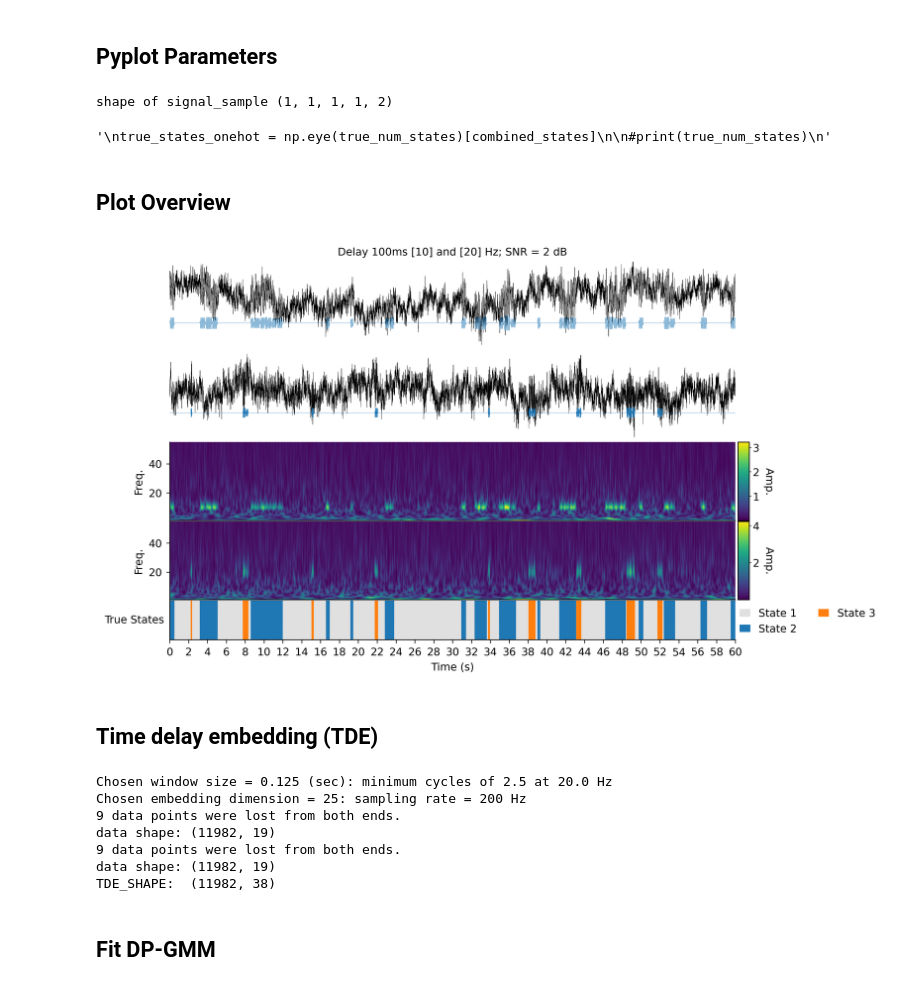
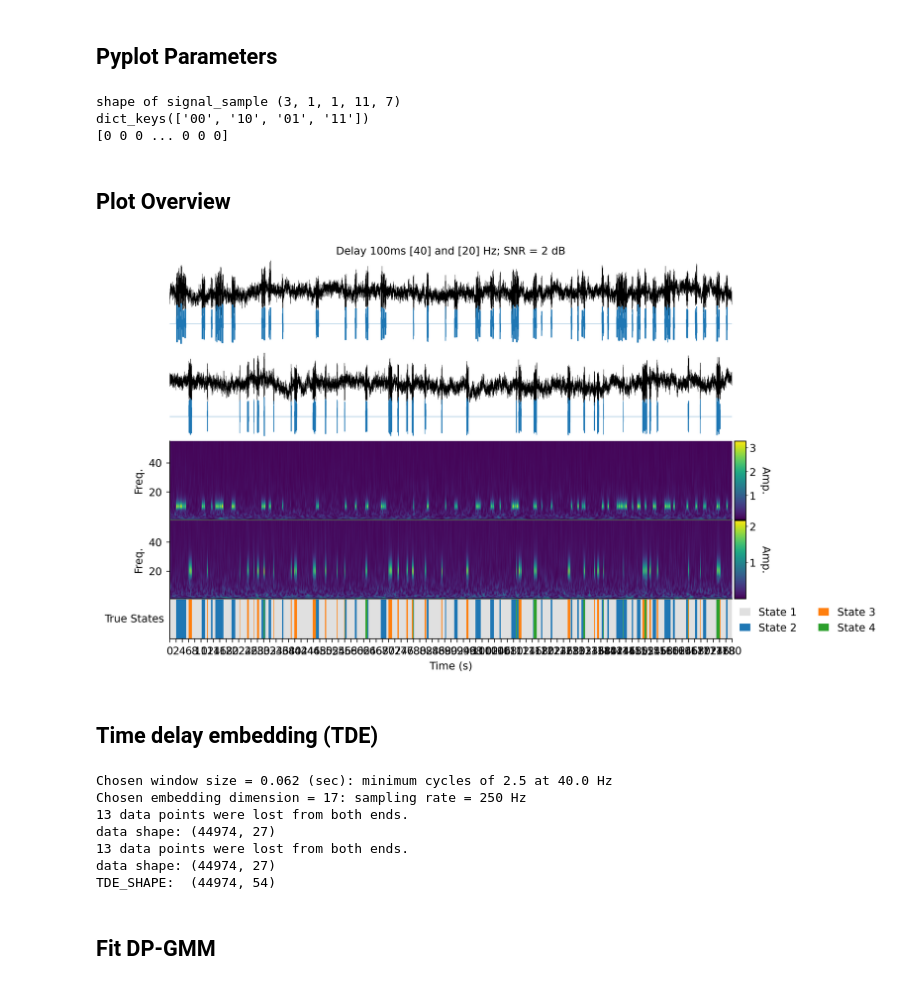
Before and after one commit to GerritFischer/MC-TDE-DP-GMM, a Jupyter notebook: fit_model_multi.ipynb, the cells around one changed output. Cells and saved outputs as stored; diff of their text form; code cells hidden in the pictures.

```diff
--- a/fit_model_multi.ipynb
+++ b/fit_model_multi.ipynb
@@ -77,7 +77,7 @@ plt.rcParams.update({
     "figure.dpi": 300,
 })
 # %%
-sim_cond = "independent-40-[10:35]-snr-[-10:10]"
+sim_cond = "test"
 signal_dir = "../data/simulations"
 performance_dir = "../data/performance"
 result_dir = "../data/results"
@@ -90,14 +90,14 @@ print("shape of signal_sample", signal_sample.shape)
 
 
 ######## SHOW CODE
-"""
-signal = signal_sample[4,0,0,6,0]
-states = states_sample[4,0,0,6,0]
-bursts = bursts_sample[4,0,0,6,0]
 
-signal2 = signal_sample[4,0,0,6,3]
-states2 = states_sample[4,0,0,6,3]
-bursts2 = bursts_sample[4,0,0,6,3]
+signal = signal_sample[2,0,0,10,0]
+states = states_sample[2,0,0,10,0]
+bursts = bursts_sample[2,0,0,10,0]
+
+signal2 = signal_sample[2,0,0,10,2]
+states2 = states_sample[2,0,0,10,2]
+bursts2 = bursts_sample[2,0,0,10,2]
 
 
 ##### generate ground truth
@@ -120,25 +120,25 @@ print(state_dict.keys())
 print(combined_states)
 
 
-"""
 
-freq = np.array([10])
+
+freq = np.array([40])
 freq2 = np.array([20])
 true_num_states = state_num
 seed = 2026
-fs = 200
-time_vec = np.linspace(0, 60, int(fs * 60))
+fs = 250
+time_vec = np.linspace(0, 180, int(fs * 180))
 snr_db = 2
 state_transition = 'return_to_baseline'
 heading = f"Delay 100ms {freq} and {freq2} Hz; SNR = {snr_db} dB"
-"""
+
 true_states_onehot = np.eye(true_num_states)[combined_states]
 
 #print(true_num_states)
-"""
 # %% [output]
-shape of signal_sample (1, 1, 1, 1, 2)
+shape of signal_sample (3, 1, 1, 11, 7)
+dict_keys(['00', '10', '01', '11'])
+[0 0 0 ... 0 0 0]
-'\ntrue_states_onehot = np.eye(true_num_states)[combined_states]\n\n#print(true_num_states)\n'
 # %% [markdown]
 ## Plot Overview
 # %%
@@ -149,7 +149,7 @@ from nds_toolbox.preprocessing.features import compute_wavelet
 
 
 
-plot_t = 60
+plot_t = 180
 
 
 #compute wavelets
@@ -287,34 +287,34 @@ cb.ax.tick_params(which="both", length=2, width=0.4, pad=1)
 
 
 
 axes["b5"].stackplot(time_vec[:plot_t * fs], true_states_onehot[:plot_t * fs].T, linewidth=0, colors=colors,
                      labels=state_labels)
 axes["b5"].set_ylabel(f"True States", rotation=0, labelpad=30, va="center")
 axes["b5"].tick_params(axis='y', which='both', left=False, labelleft=False)
 
 for key in ["b1", "b2", "b3", "b4","b5"]:
     axes[key].sharex(axes["b1"])
 
 axes["b5"].set_xlabel("Time (s)")
 axes["b5"].xaxis.set_major_locator(MultipleLocator(2.0))
 axes["b5"].tick_params(axis='y', which='both', left=False, labelleft=False)
 axes["b5"].set_ylim(0, 1)
 axes["b5"].set_xlim(0, plot_t)
 
 axes["b5"].spines["bottom"].set_visible(True)  # keep x-axis frame
 
 handles, labels = axes["b5"].get_legend_handles_labels()
 
 fig.legend(handles, labels,
            loc="center left",  # anchor to left of the bbox
            ncol=2,
            bbox_to_anchor=(0.981, 0.12),  # (x, y) in figure coordinates
            frameon=False,
            handlelength=1)
 
 plt.show()
 # %% [output]
-[figure, old version]
+[figure, new version]
 # %% [markdown]
 ## Time delay embedding (TDE)
 # %%
@@ -326,9 +326,9 @@ signal2 = (signal2 - np.mean(signal2))/ np.std(signal2)
 #number of embeddings is chosen based on 2.5 cycles of the target frequency
 #Here we have multiple candidate frequencies, so we use mean frequency as our target
 
-num_emb = choose_embedding_dim(np.mean(freq2), fs, min_cycles = 2.5, ensure_odd = True, verbose=True)
+num_emb = choose_embedding_dim(np.mean(freq), fs, min_cycles = 2.5, ensure_odd = True, verbose=True)
 #you can also set it to some reasonable embeddings, say num_emb = 15
-num_emb = 19
+num_emb = 27
 
 tde_signal = compute_tde(signal, num_emb)
 tde_signal2 = compute_tde(signal2, num_emb)
@@ -349,9 +349,9 @@ num_states = int(np.ceil(np.log(len(trimmed_signal)))) # E[K] = alpha ln n
 
 #num_states = 3 #(if you wanna test with the ground truth)
 
-num_models = 10 #default: 10
+num_models = 5 #default: 10
 num_epochs = 3000#default: 3000
-n_jobs = 1 #increase the number of jobs when you want to multi process the inference
+n_jobs = 10 #increase the number of jobs when you want to multi process the inference
 lr = 5e-3
 
 
@@ -362,13 +362,13 @@ lr = 5e-3
 
 print(f"TDE_SHAPE:  {tde_signal.shape}")
 # %% [output]
-Chosen window size = 0.125 (sec): minimum cycles of 2.5 at 20.0 Hz
-Chosen embedding dimension = 25: sampling rate = 200 Hz
-9 data points were lost from both ends.
-data shape: (11982, 19)
-9 data points were lost from both ends.
-data shape: (11982, 19)
-TDE_SHAPE:  (11982, 38)
+Chosen window size = 0.062 (sec): minimum cycles of 2.5 at 40.0 Hz
+Chosen embedding dimension = 17: sampling rate = 250 Hz
+13 data points were lost from both ends.
+data shape: (44974, 27)
+13 data points were lost from both ends.
+data shape: (44974, 27)
+TDE_SHAPE:  (44974, 54)
 # %% [markdown]
 ## Fit DP-GMM
 # %%
```
Also changed, not shown: parts of 6 cells of this notebook, 3 other files.
